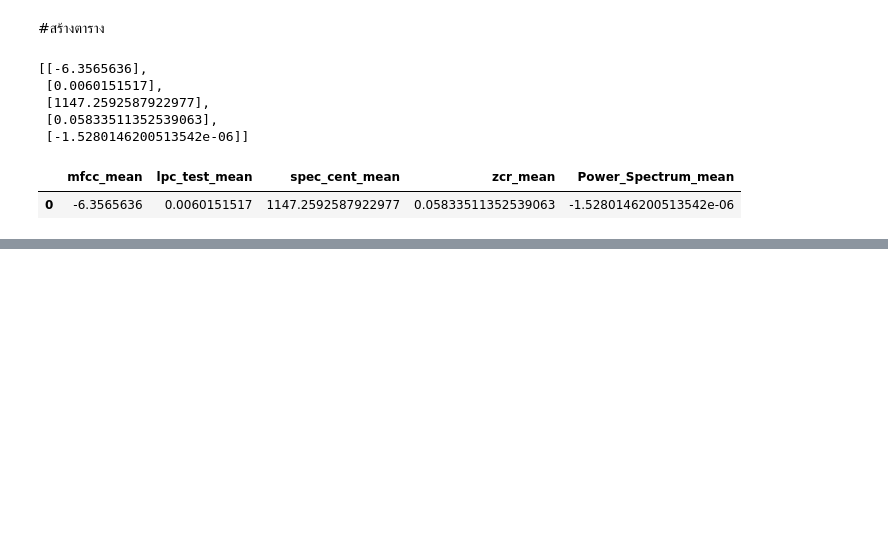
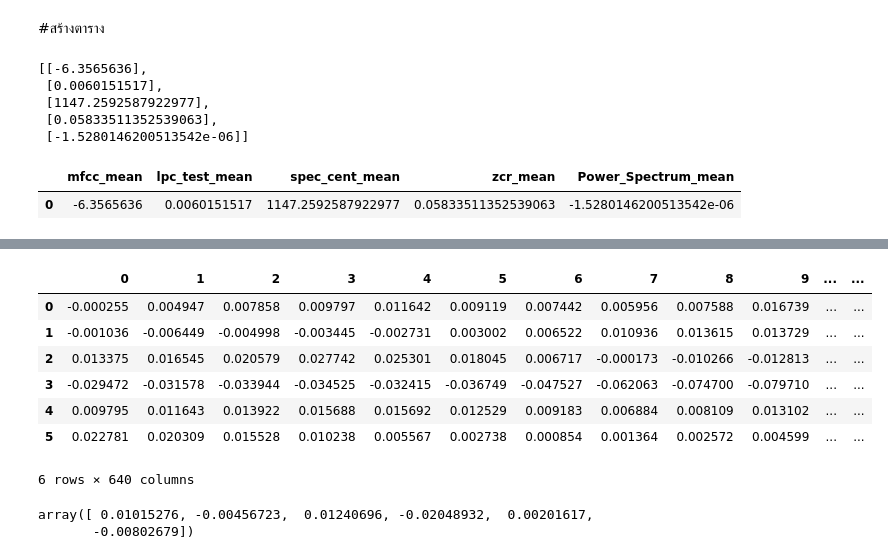
Before and after one commit to Anusarakh/thesis, a Jupyter notebook: music_Ex_test.ipynb, the cells around one changed output, grey strips where cells are left out. Saved outputs shown, nothing was run; the diff lists cells and outputs as text; code cells hidden in the pictures; blank space fills up the shorter version.

```diff
--- a/music_Ex_test.ipynb
+++ b/music_Ex_test.ipynb
@@ -182,3 +202,6 @@ data_set
 # %% [output]
 |  | mfcc_mean | lpc_test_mean | spec_cent_mean | zcr_mean | Power_Spectrum_mean |
 | 0 | -6.3565636 | 0.0060151517 | 1147.2592587922977 | 0.05833511352539063 | -1.5280146200513542e-06 |
+# %%
+tonnezt = librosa.feature.tonnetz( y=y, sr=44100, chroma=None)
+tonnezt
@@ -184,0 +221,18 @@ data_set
+# %%
+df_Tonnezt = pd.DataFrame(tonnezt)
+df_Tonnezt
+# %% [output]
+|  | 0 | 1 | 2 | 3 | 4 | 5 | 6 | 7 | 8 | 9 | ... | ... |
+| 0 | -0.000255 | 0.004947 | 0.007858 | 0.009797 | 0.011642 | 0.009119 | 0.007442 | 0.005956 | 0.007588 | 0.016739 | ... | ... |
+| 1 | -0.001036 | -0.006449 | -0.004998 | -0.003445 | -0.002731 | 0.003002 | 0.006522 | 0.010936 | 0.013615 | 0.013729 | ... | ... |
+| 2 | 0.013375 | 0.016545 | 0.020579 | 0.027742 | 0.025301 | 0.018045 | 0.006717 | -0.000173 | -0.010266 | -0.012813 | ... | ... |
+| 3 | -0.029472 | -0.031578 | -0.033944 | -0.034525 | -0.032415 | -0.036749 | -0.047527 | -0.062063 | -0.074700 | -0.079710 | ... | ... |
+| 4 | 0.009795 | 0.011643 | 0.013922 | 0.015688 | 0.015692 | 0.012529 | 0.009183 | 0.006884 | 0.008109 | 0.013102 | ... | ... |
+| 5 | 0.022781 | 0.020309 | 0.015528 | 0.010238 | 0.005567 | 0.002738 | 0.000854 | 0.001364 | 0.002572 | 0.004599 | ... | ... |
+6 rows × 640 columns
+# %%
+tonneztScaled = np.mean(tonnezt.T, axis=0) #axis=0 คือทำงานในแนวคอลัมล์
+tonneztScaled
+# %% [output]
+array([ 0.01015276, -0.00456723,  0.01240696, -0.02048932,  0.00201617,
+       -0.00802679])
```
Also changed, not shown: parts of 6 cells of this notebook.
